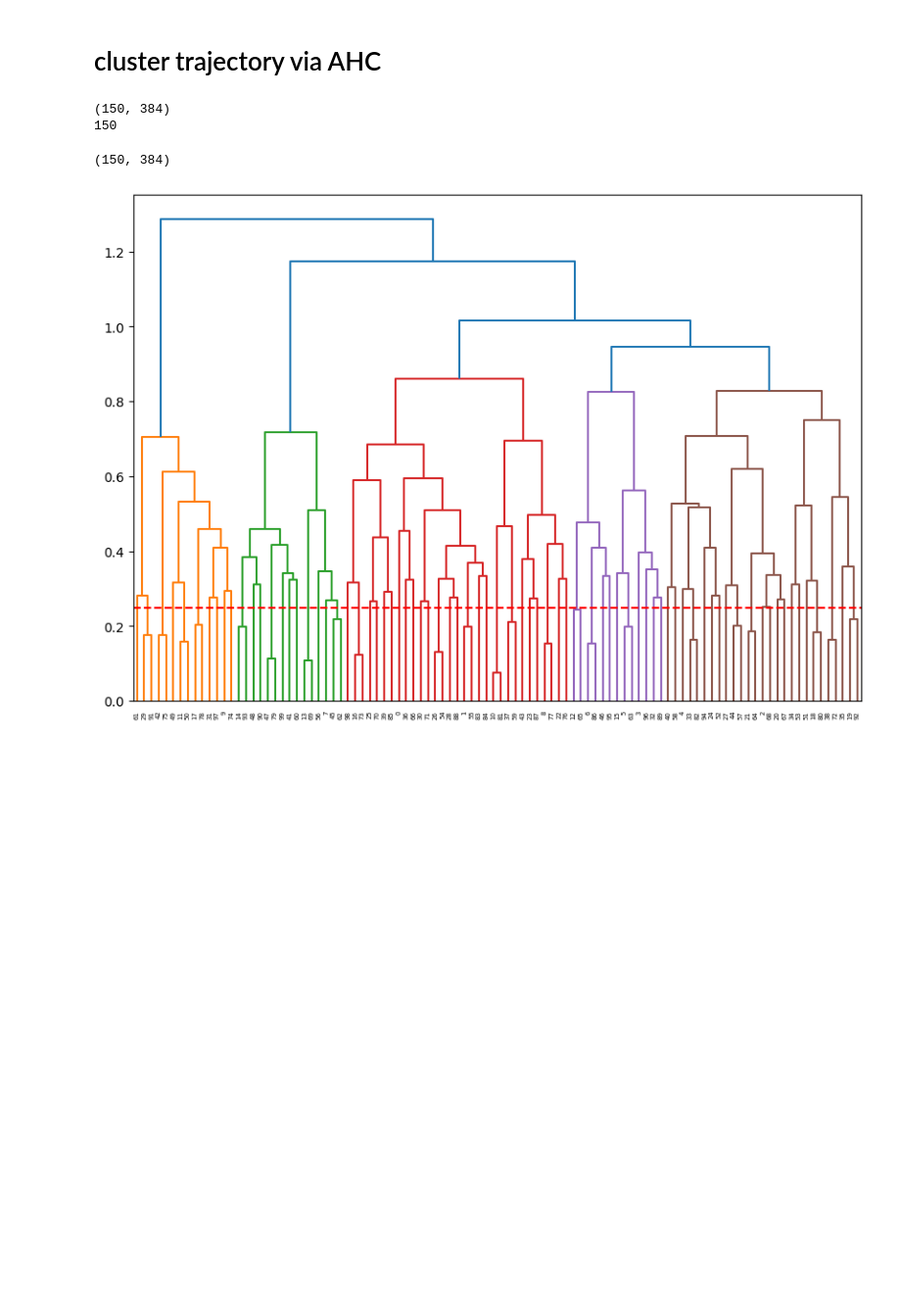
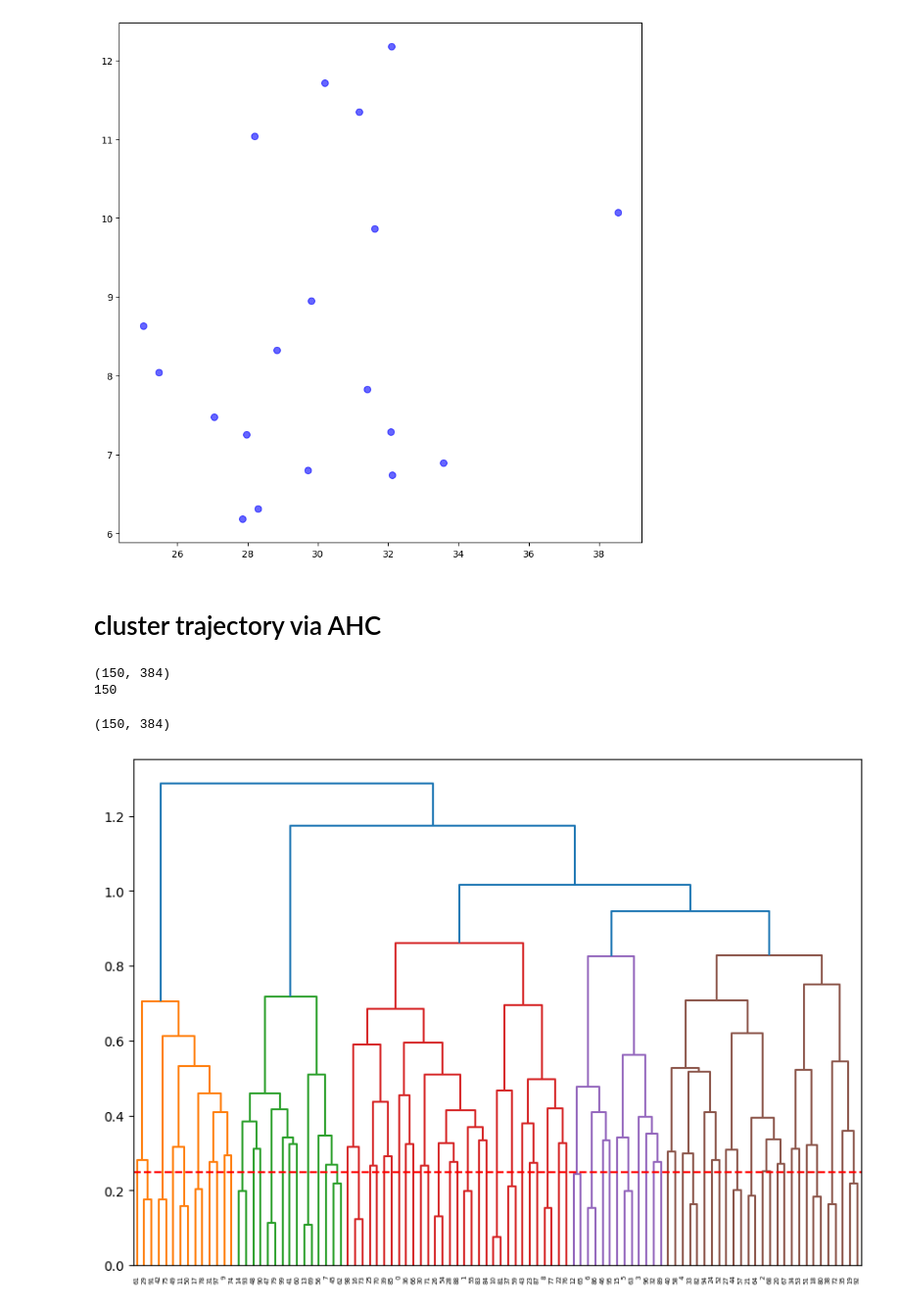
Before and after one commit to stmorse/dtm, a Jupyter notebook: notebooks/sandbox.ipynb, the cells around one changed output. Shown at 98% size. Saved outputs shown, nothing was run; the diff lists cells and outputs as text; code cells hidden in the pictures; blank space fills up the shorter version.

```diff
--- a/notebooks/sandbox.ipynb
+++ b/notebooks/sandbox.ipynb
@@ -0,0 +56,8 @@
+# %%
+# embed all centroids in 2-d
+tsne = TSNE(
+    n_components=2,
+    perplexity=30,
+    early_exaggeration=12,
+)
+CT = tsne.fit_transform(C)
@@ -1,3 +77,17 @@
+# %%
+# cluster of interest
+coi = 0
+
+# get label indices
+idx = np.where(ahc.labels_ == coi)[0]
+
+fig, ax = plt.subplots(1,1, figsize=(10,10))
+
+ax.scatter(CT[idx,0], CT[idx,1], s=50, c='b', alpha=0.6)
+
+plt.show()
+# %% [output]
+[figure, added]
 # %% [markdown]
 # cluster trajectory via AHC
 # %%
```
Also changed, not shown: parts of 8 cells of this notebook.
